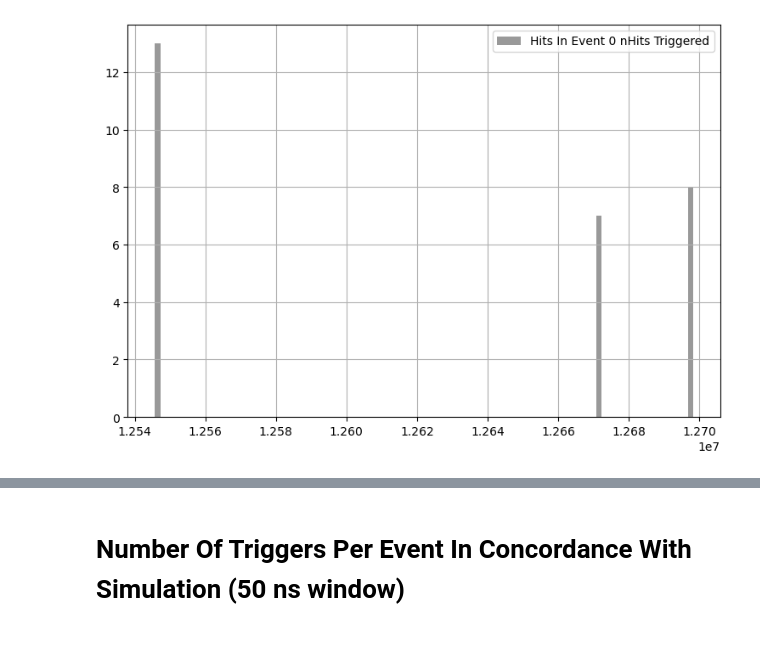
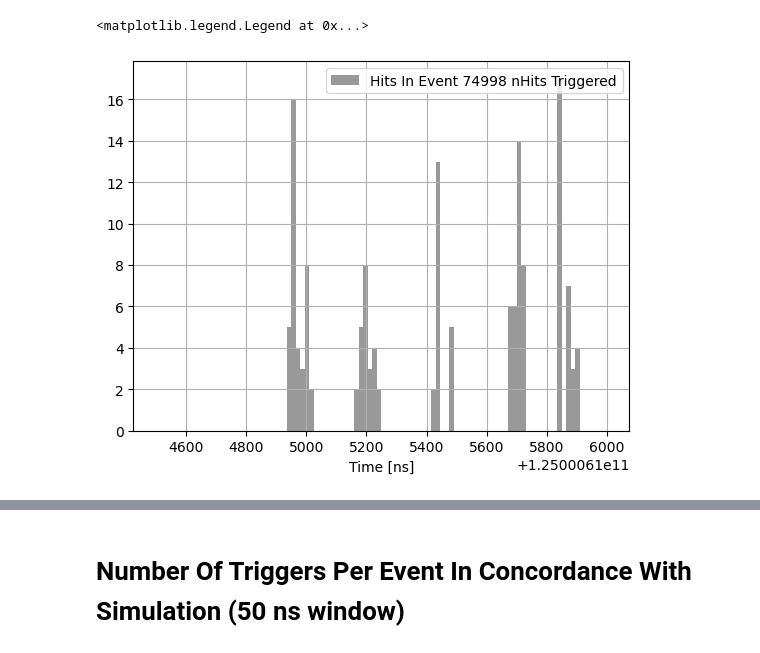
Before and after one commit to DiegoCostas97/nHits_trigger, a Jupyter notebook: NB/nHits.ipynb, the cells around one changed output, grey strips where cells are left out. Saved outputs shown, nothing was run; the diff lists cells and outputs as text; code cells hidden in the pictures.

```diff
--- a/NB/nHits.ipynb
+++ b/NB/nHits.ipynb
@@ -28,7 +31,7 @@ run  = 1726 # Ball in the center
 data = load_concatenated(outdir=f"/eos/home-d/dcostasr/SWAN_projects/NiCf/offline_trigger/tmp_parquet/{run}")
 # %%
 # =============== MASK OUT CARDS 130-132 ===================
-run_cards, run_channels, run_slots, run_positions, run_times, run_events, run_charges = read_parquet(data, mask=True)
+run_cards, run_channels, run_slots, run_positions, run_times, run_events, run_charges, run_window_times = read_parquet(data, mask=True)
 # %%
 hit_times = ak.sort(run_times)
 # %%
@@ -146,0 +41,2 @@ for event in tqdm(range(nevents), total=nevents):
+# %%
+hit_times = hit_times[~(run_window_times % 2**26 < 1e7)]
@@ -147,2 +45,2 @@ for event in tqdm(range(nevents), total=nevents):
 # %%
-triggered_hits_index = nHits(hit_times, w=50, t=5, pre_window=50, post_window=50, jump=15000)
+triggered_hits_index = nHits(hit_times, w=50, thresh_min=5, thresh_max=50, pre_window=50, post_window=50, jump=100)
@@ -161,13 +96,16 @@ pltext.hist(hit_times[event], 100, ylog=False, xylabels=("Time [ns]"), stats=Tru
 # %%
-event = 0
-triggered_hits = np.concatenate(triggered_hits_index[event])
+event = 74998
+triggered_hits = np.concatenate(triggered_hits_index.get(event))
 
-fig = plt.figure(figsize=(9,6))
+# fig = plt.figure(figsize=(9,6))
 pltext.hist(hit_times[event][triggered_hits], 100, ylog=False,
             stats=False, label=f"Hits In Event {event} nHits Triggered", formate=".2e",
-            histtype="stepfilled", alpha=0.4);
+            histtype="stepfilled", alpha=0.4, range=(14500+1.250006e11, 16000+1.250006e11), xylabels="Time [ns]");
 
 # plt.vlines(6.8+2.745266e7, 0, 50);
 # plt.vlines(2.740e7+550, 0, 50);
+
+plt.legend(loc="upper right")
 # %% [output]
+<matplotlib.legend.Legend at 0x...>
-[figure, old version]
+[figure, new version]
```
Also changed, not shown: parts of 40 cells of this notebook, 2 other files.
